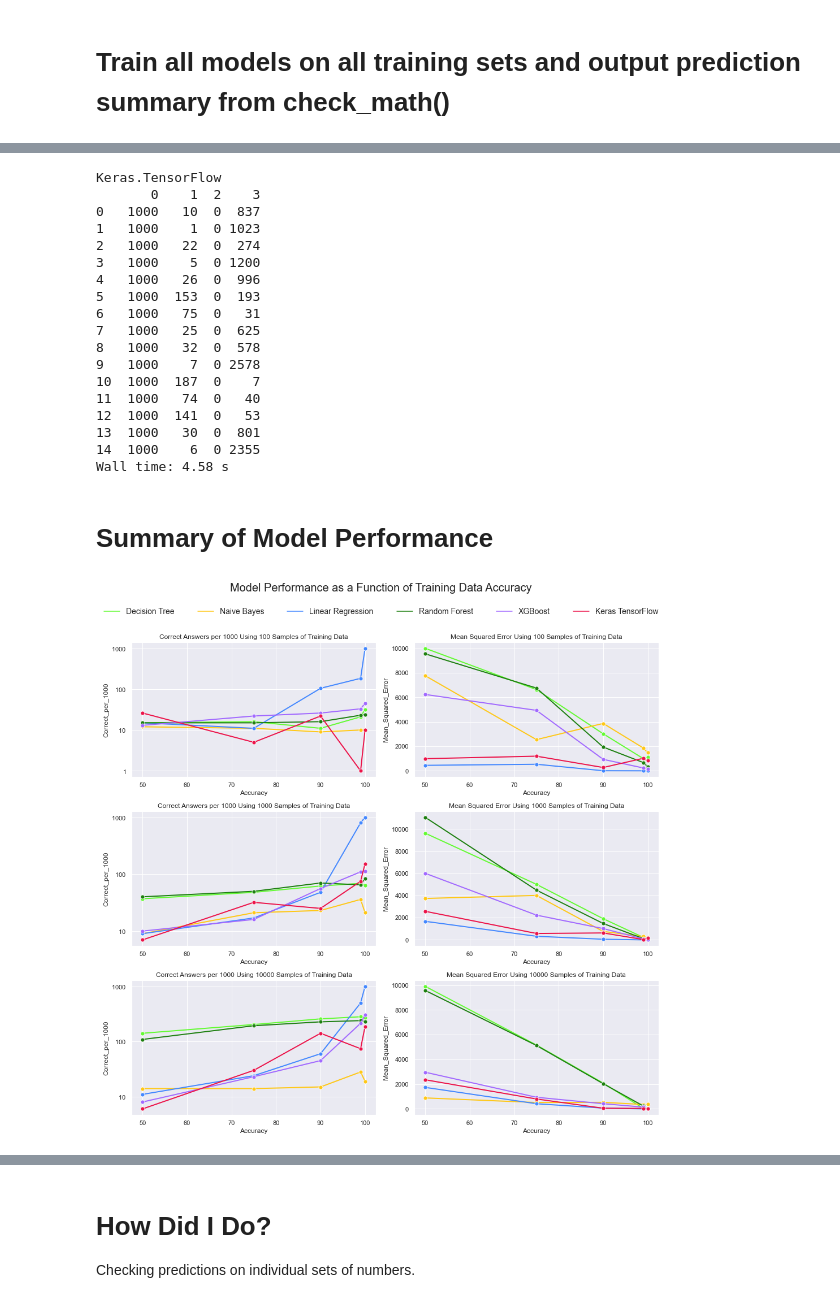
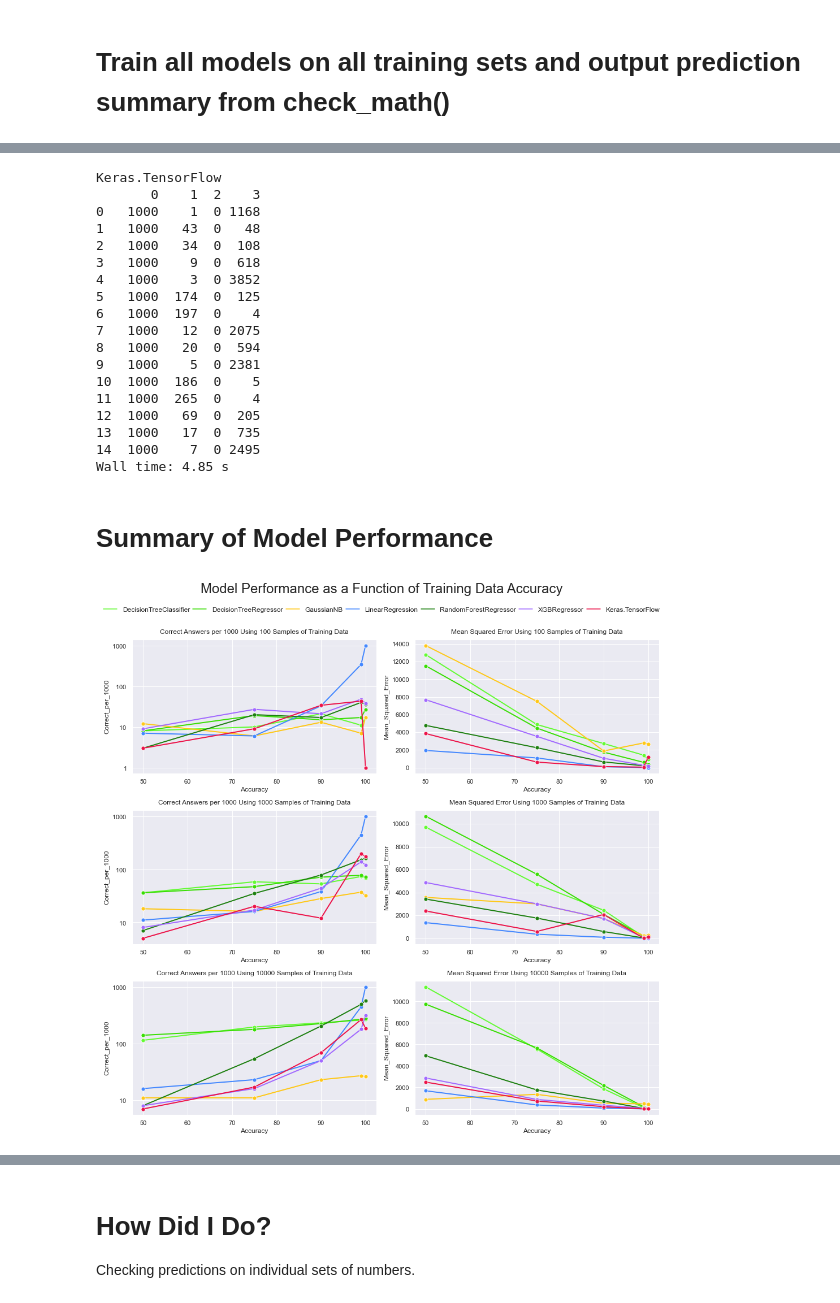
Before and after one commit to KevinCarr42/Adding-Machines, a Jupyter notebook: Teaching a Machine to Add.ipynb, the cells around one changed output, grey strips where cells are left out. Saved outputs shown, nothing was run; the diff lists cells and outputs as text; code cells hidden in the pictures.

```diff
--- a/Teaching a Machine to Add.ipynb
+++ b/Teaching a Machine to Add.ipynb
@@ -204,7 +201,7 @@ tf_model.compile(optimizer="rmsprop", loss="mse")
 # %%
 # set up lists of models / sets
 
-list_of_models = [dt_model, nb_model, lr_model, rf_model, xgb_model, tf_model]
+list_of_models = [dt_model, tr_model, nb_model, lr_model, rf_model, xgb_model, tf_model]
 
 training_sets = [small_100, small_99, small_90, small_75, small_50,
                  medium_100, medium_99, medium_90, medium_75, medium_50,
@@ -304,0 +302,8 @@ Wall time: 665 ms
+# %%
+%%time
+n_model = 1
+n_tests = 1000
+
+tr_results = fit_model_to_data(list_of_models[n_model], training_sets, n_tests)
+print(get_name_of_model(list_of_models[n_model]))
+print(pd.DataFrame(tr_results))
@@ -413,6 +437,6 @@ Wall time: 2.06 s
 # %%
 %%time
-n_model = 5
+n_model = 6
 n_tests = 1000
 
 tf_results = fit_model_to_data(list_of_models[n_model], training_sets, n_tests)
@@ -421,29 +445,26 @@ print(pd.DataFrame(tf_results))
 # %% [output]
 Keras.TensorFlow
        0    1  2    3
-0   1000   10  0  837
-1   1000    1  0 1023
-2   1000   22  0  274
-3   1000    5  0 1200
-4   1000   26  0  996
-5   1000  153  0  193
-6   1000   75  0   31
-7   1000   25  0  625
-8   1000   32  0  578
-9   1000    7  0 2578
-10  1000  187  0    7
-11  1000   74  0   40
-12  1000  141  0   53
-13  1000   30  0  801
-14  1000    6  0 2355
-Wall time: 4.58 s
+0   1000    1  0 1168
+1   1000   43  0   48
+2   1000   34  0  108
+3   1000    9  0  618
+4   1000    3  0 3852
+5   1000  174  0  125
+6   1000  197  0    4
+7   1000   12  0 2075
+8   1000   20  0  594
+9   1000    5  0 2381
+10  1000  186  0    5
+11  1000  265  0    4
+12  1000   69  0  205
+13  1000   17  0  735
+14  1000    7  0 2495
+Wall time: 4.85 s
 # %% [markdown]
 # Summary of Model Performance
 # %%
-list_of_results = [dt_results, nb_results, lr_results, rf_results, xgb_results, tf_results]
-
-list_of_model_names = ['Decision Tree', 'Naive Bayes', 'Linear Regression',
-                       'Random Forest', 'XGBoost', 'Keras TensorFlow']
+list_of_results = [dt_results, tr_results, nb_results, lr_results, rf_results, xgb_results, tf_results]
 
 list_of_settings = [[100, 100], [100, 99], [100, 90], [100, 75], [100, 50],
                     [1000, 100], [1000, 99], [1000, 90], [1000, 75], [1000, 50],
@@ -453,7 +474,7 @@ df_settings = pd.DataFrame(list_of_settings)
 MSE_summary = pd.DataFrame()
 
 for i, x in enumerate(list_of_results):
-    name = list_of_model_names[i]
+    name = get_name_of_model(list_of_models [i])
     x = pd.DataFrame(x)
 
     # generate a list of lists of "name" same length as x
@@ -472,12 +493,12 @@ MSE_summary = MSE_summary.reset_index(drop=True)  # reset index for Seaborn
 # Model Performance as a Function of Training Data Accuracy
 # Version 2 graphing using subplots and additional formatting
 
-custom_palette = ['#64FB34', '#FFC818', '#4488FF', '#1E8011', '#A26AFF', '#EC144A']
+custom_palette = ['#64FB34', '#39de04', '#FFC818', '#4488FF', '#1E8011', '#A26AFF', '#EC144A']
 
 figsize=(14, 14)
 fig, axes = plt.subplots(3, 2, figsize=figsize)
 
-fig.suptitle("Model Performance as a Function of Training Data Accuracy\n\n\n", fontsize=20)
+fig.suptitle("Model Performance as a Function of Training Data Accuracy\n\n", fontsize=24)
 
 
 # CORRECT ANSWERS
@@ -527,37 +548,35 @@ plot = sns.lineplot(data=MSE_summary[MSE_summary.Size==sample_size],  # only max
 ax.get_legend().remove()
 
 sample_size = 1000
 ax=axes[1,1]
 ax.set_title(title.format(sample_size))
 plot = sns.lineplot(data=MSE_summary[MSE_summary.Size==sample_size],  # only max training size shown
                     x='Accuracy', y='Mean_Squared_Error', # style='Size',
                     hue='Model', palette=custom_palette, linewidth=2,
                     marker="o", markersize=7, ax=ax);
 ax.get_legend().remove()
 
 sample_size = 10000
 ax=axes[2,1]
 ax.set_title(title.format(sample_size))
 plot = sns.lineplot(data=MSE_summary[MSE_summary.Size==sample_size],  # only max training size shown
                     x='Accuracy', y='Mean_Squared_Error', # style='Size',
                     hue='Model', palette=custom_palette, linewidth=2,
                     marker="o", markersize=7, ax=ax);
 ax.get_legend().remove()
 
-
 # one legend to rule them all
 handles, labels = ax.get_legend_handles_labels()
 fig.legend(handles, labels, loc='upper center', mode="expand", bbox_to_anchor=(0, 0, 1, 0.95),
-           ncol=6, fontsize=14, borderpad=0.5, frameon=False)
-
+           ncol=7, fontsize=12, borderpad=0.5, frameon=False)
 
 # plot in tight layout
 fig.tight_layout()
 
 # save the image
 plt.savefig('performance_v_accuracy.png', facecolor='w')
 # %% [output]
-[figure, old version]
+[figure, new version]
 # %%
 # Model Performance as a Function of Training Data Size
 # Version 2 graphing using subplots and additional formatting
```
Also changed, not shown: parts of 19 cells of this notebook, 5 other files.
